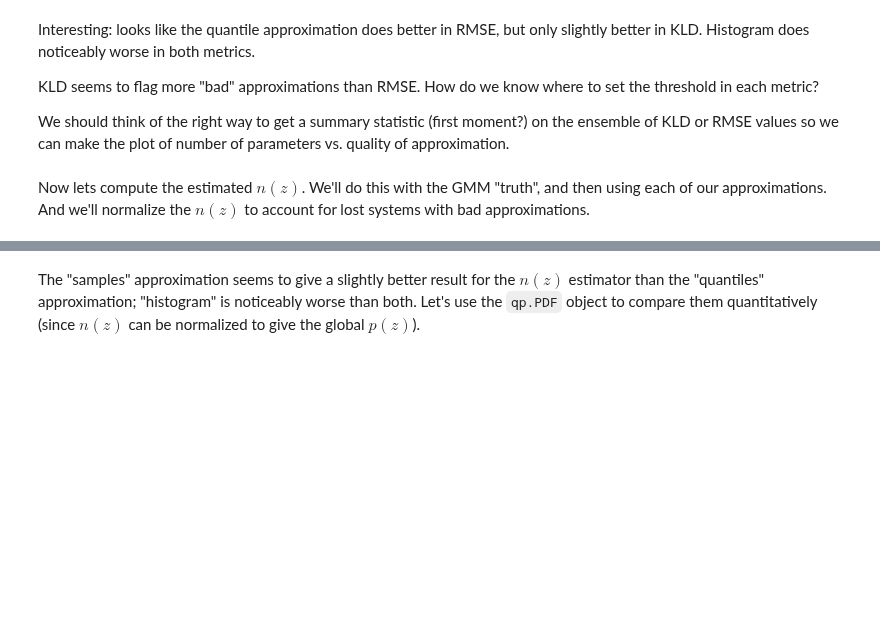
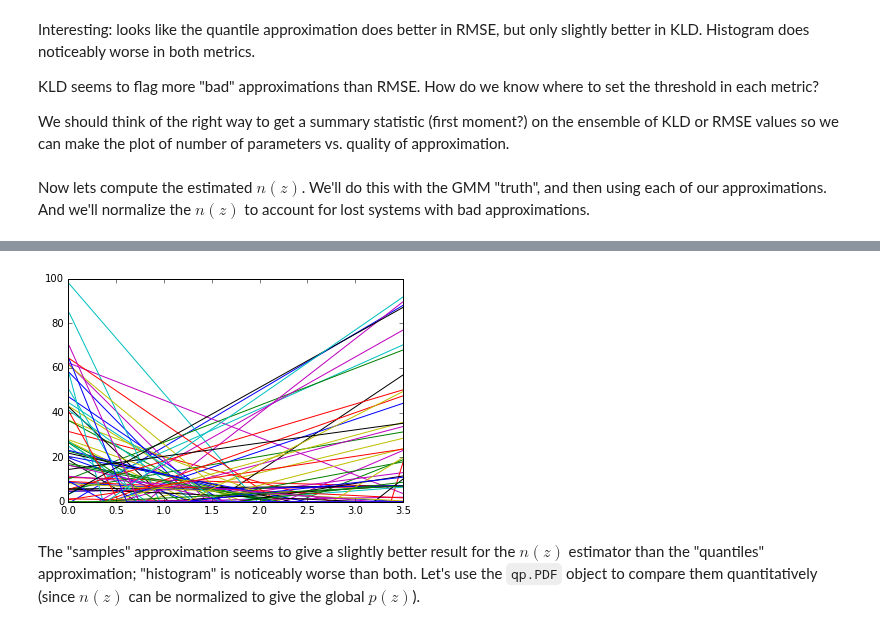
Before and after one commit to aimalz/qp, a Jupyter notebook: docs/desc-0000-qp-photo-z_approximation/research/data_exploration.ipynb, the cells around one changed output, grey strips where cells are left out. Saved outputs shown, nothing was run; the diff lists cells and outputs as text; code cells hidden in the pictures; blank space fills up the shorter version.

```diff
--- a/docs/desc-0000-qp-photo-z_approximation/research/data_exploration.ipynb
+++ b/docs/desc-0000-qp-photo-z_approximation/research/data_exploration.ipynb
@@ -294,9 +375,11 @@ plt.savefig('nz_comparison.png')
 # %%
-#print(all_results[0][0]['approximation']['quantiles'])
-plot_y = all_results[0]#[:]['approximation']['quantiles']
-for i in range(100):
-    if np.max(plot_y[i]['approximation']['quantiles']) < 100:
-        plt.plot(z, plot_y[i]['approximation']['quantiles'])
+# #print(all_results[0][0]['approximation']['quantiles'])
+# plot_y = all_results[0]#[:]['approximation']['quantiles']
+# for i in range(100):
+#     if np.max(plot_y[i]['approximation']['quantiles']) < 100:
+#         plt.plot(z, plot_y[i]['approximation']['quantiles'])
+# %% [output]
+[figure, added]
 # %% [markdown]
 The "samples" approximation seems to give a slightly better result for the $n(z)$ estimator than the "quantiles" approximation; "histogram" is noticeably worse than both. Let's use the `qp.PDF` object to compare them quantitatively (since $n(z)$ can be normalized to give the global $p(z)$).
 # %%
```
Also changed, not shown: parts of 28 cells of this notebook.
